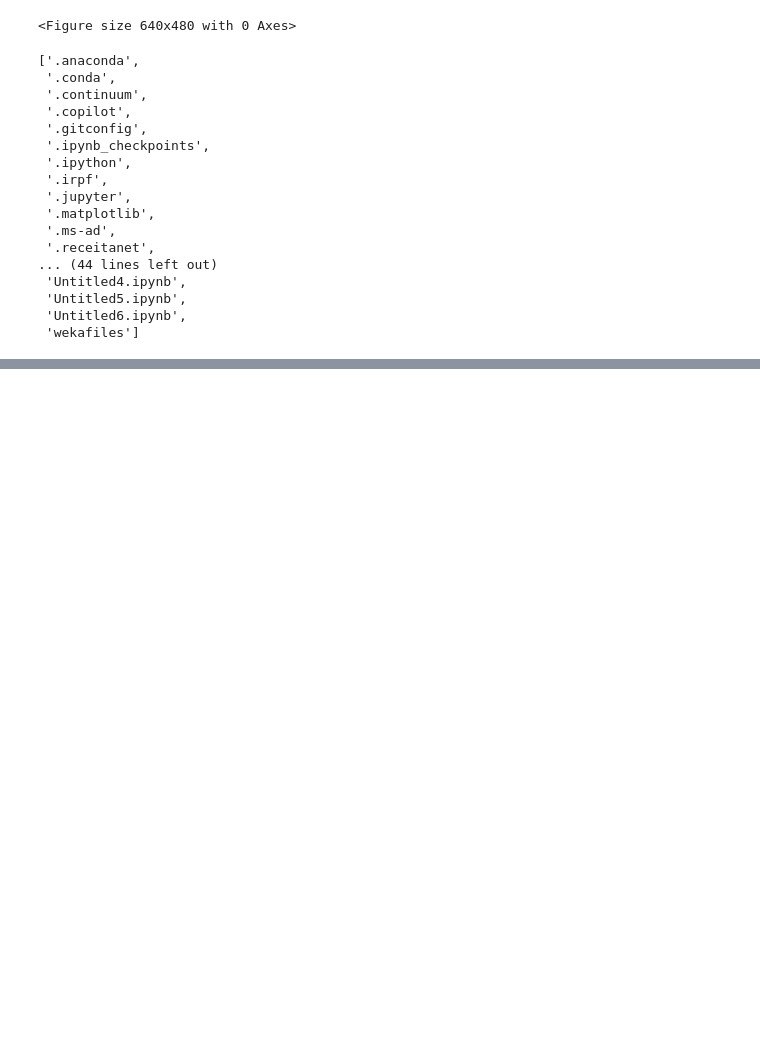
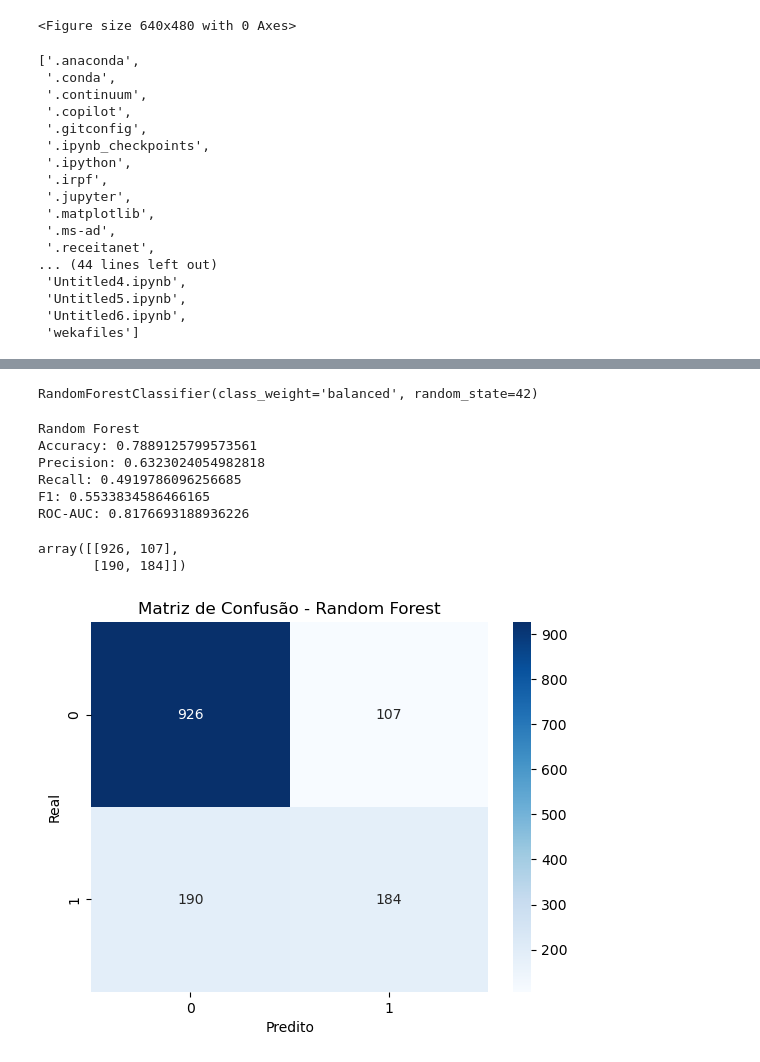
Before and after one commit to Andre-Lutes/churn-prediction-telco-ml, a Jupyter notebook: 01_churn_prediction_telco.ipynb, the cells around one changed output, grey strips where cells are left out. Drawn from its saved outputs; the diff is of its cells as text; code cells hidden in the pictures; blank space fills up the shorter version.

Commit message:
Add Random Forest model

```diff
--- a/01_churn_prediction_telco.ipynb
+++ b/01_churn_prediction_telco.ipynb
@@ -412,0 +487,36 @@ os.listdir()
+# %%
+from sklearn.ensemble import RandomForestClassifier
+
+rf_model = RandomForestClassifier(
+    n_estimators=100,
+    random_state=42,
+    class_weight='balanced'
+)
+
+rf_model.fit(X_train, y_train)
+# %% [output]
+RandomForestClassifier(class_weight='balanced', random_state=42)
+# %%
+rf_pred = rf_model.predict(X_test)
+rf_proba = rf_model.predict_proba(X_test)[:, 1]
+# %%
+print("Random Forest")
+print("Accuracy:", accuracy_score(y_test, rf_pred))
+print("Precision:", precision_score(y_test, rf_pred))
+print("Recall:", recall_score(y_test, rf_pred))
+print("F1:", f1_score(y_test, rf_pred))
+print("ROC-AUC:", roc_auc_score(y_test, rf_proba))
+# %% [output]
+Random Forest
+Accuracy: 0.7889125799573561
+Precision: 0.6323024054982818
+Recall: 0.4919786096256685
+F1: 0.5533834586466165
+ROC-AUC: 0.8176693188936226
+# %%
+rf_cm = confusion_matrix(y_test, rf_pred)
+
+rf_cm
+# %% [output]
+array([[926, 107],
+       [190, 184]])
@@ -412,0 +526,8 @@ os.listdir()
+# %%
+sns.heatmap(rf_cm, annot=True, fmt='d', cmap='Blues')
+plt.title("Matriz de Confusão - Random Forest")
+plt.xlabel("Predito")
+plt.ylabel("Real")
+plt.show()
+# %% [output]
+[figure, added]
```
Also changed, not shown: parts of 6 cells of this notebook, 1 other file.
